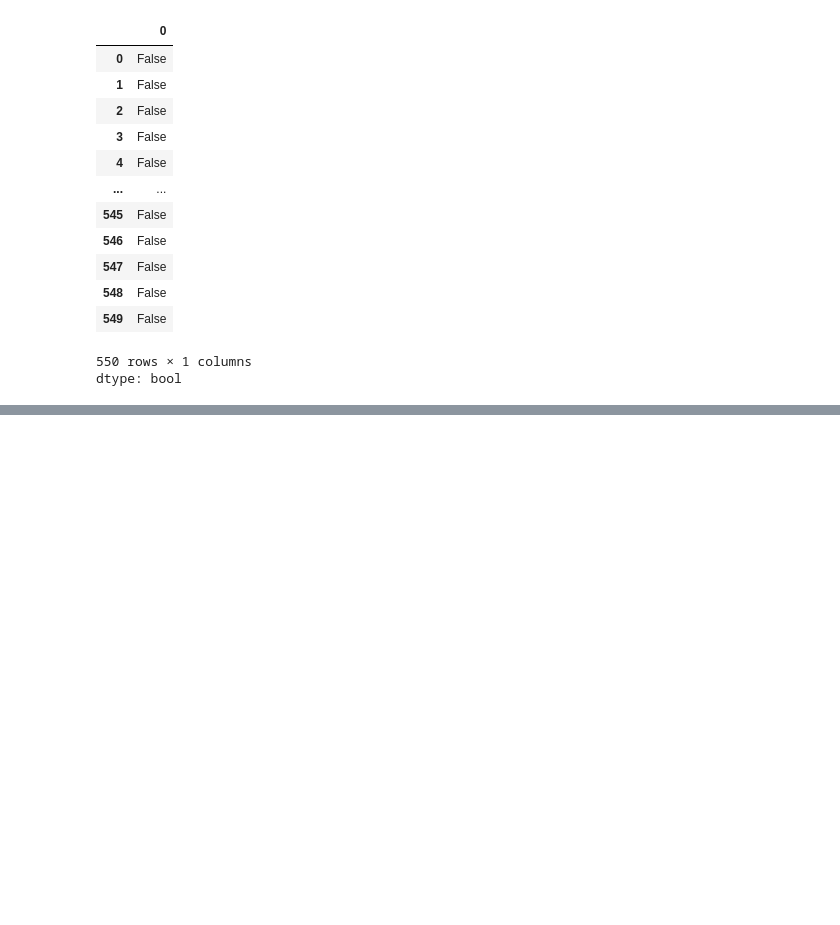
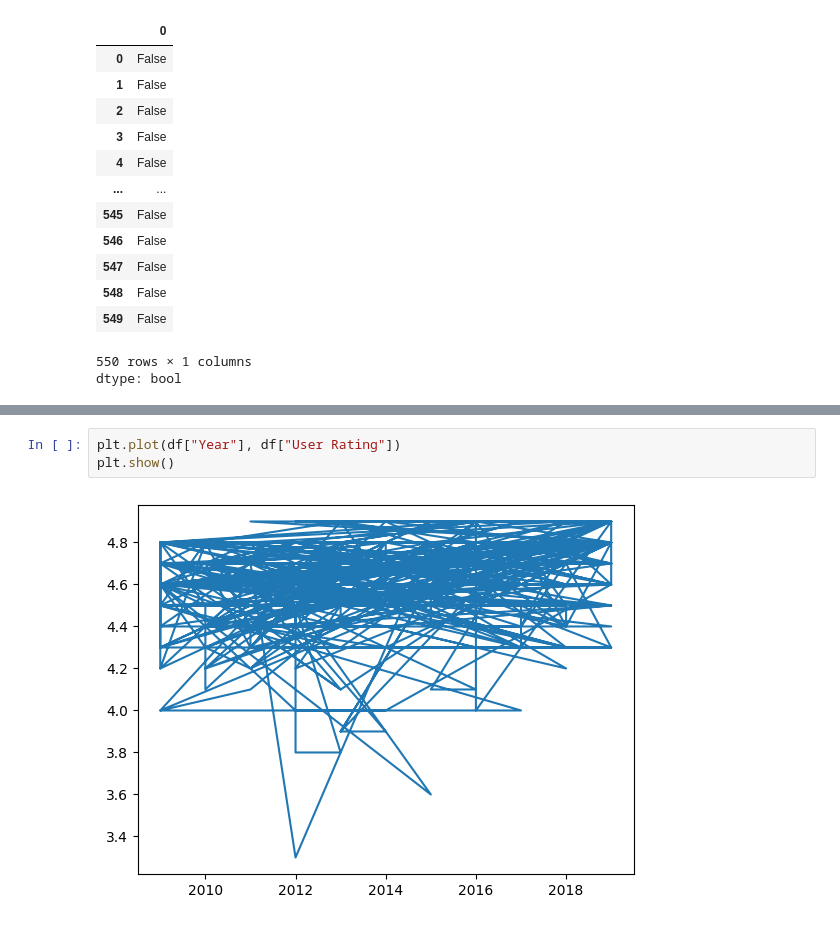
Before and after one commit to Jatilesh-kataria/task_done, a Jupyter notebook: bestseller.ipynb, the cells around one changed output, grey strips where cells are left out. Cells and saved outputs as stored; diff of their text form; blank space fills up the shorter version.

```diff
--- a/bestseller.ipynb
+++ b/bestseller.ipynb
@@ -90,0 +138,5 @@ dtype: bool
+# %%
+plt.plot(df["Year"], df["User Rating"])
+plt.show()
+# %% [output]
+[figure, added]
```
Also changed, not shown: parts of 7 cells of this notebook.
